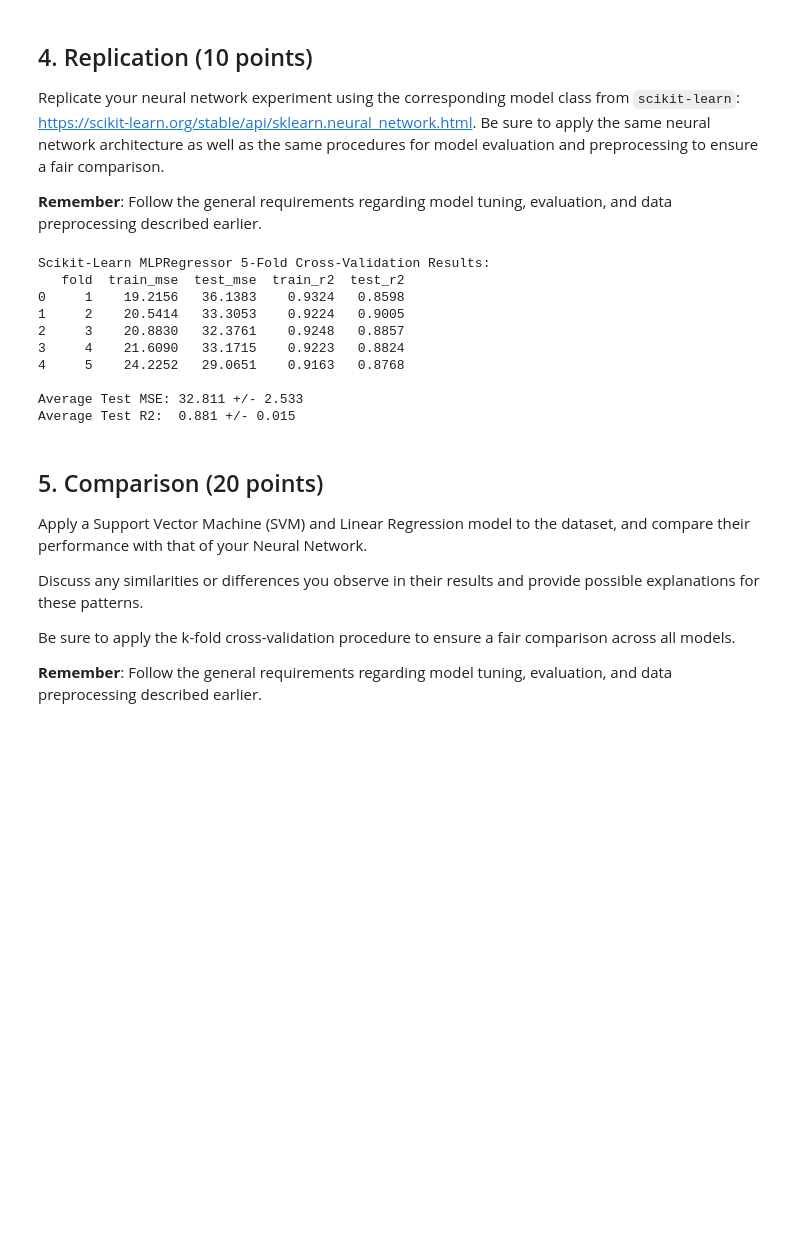
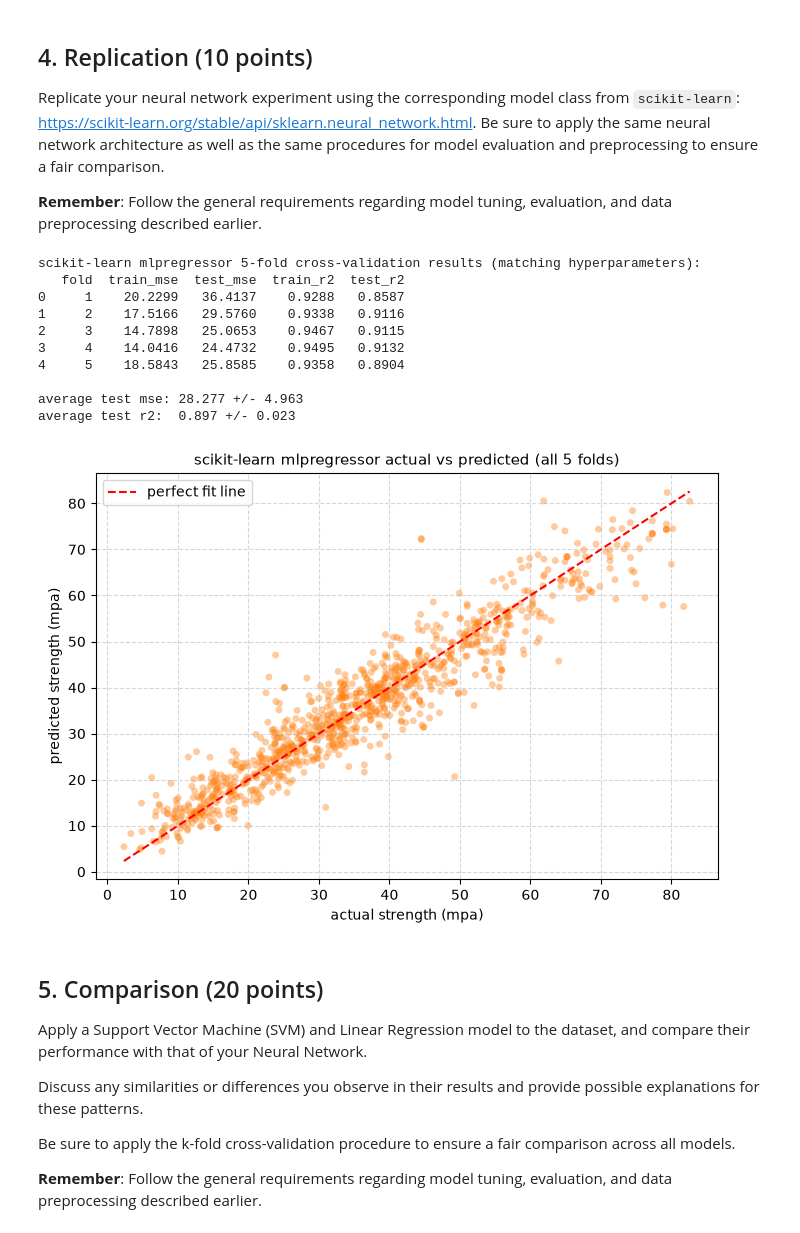
Before and after one commit to saejin-moon/ds4021, a Jupyter notebook: lab5.ipynb, the cells around one changed output. Drawn from its saved outputs; the diff is of its cells as text; code cells hidden in the pictures; blank space fills up the shorter version.

```diff
--- a/lab5.ipynb
+++ b/lab5.ipynb
@@ -260,50 +347,78 @@ from sklearn.neural_network import MLPRegressor
 kf_rep = KFold(n_splits=5, shuffle=True, random_state=42)
 fold_metrics_mlp = []
 
+all_mlp_actuals = []
+all_mlp_preds = []
+
 for fold_idx_mlp, (train_idx_mlp, test_idx_mlp) in enumerate(kf_rep.split(X_all), start=1):
     scaler_mlp = StandardScaler()
+    # scale features inside each fold to prevent leakage
     X_train_scaled_mlp = scaler_mlp.fit_transform(X_all[train_idx_mlp])
     X_test_scaled_mlp = scaler_mlp.transform(X_all[test_idx_mlp])
     y_train_mlp = y_all[train_idx_mlp]
     y_test_mlp = y_all[test_idx_mlp]
 
+    # replicate architecture and match hyperparameters from pytorch implementation
     mlp = MLPRegressor(
         hidden_layer_sizes=(64, 64),
         activation="relu",
         solver="adam",
         learning_rate_init=0.01,
-        max_iter=300,
+        batch_size=32,
+        max_iter=150,
         random_state=42 + fold_idx_mlp,
     )
     mlp.fit(X_train_scaled_mlp, y_train_mlp)
 
     preds_train_mlp = mlp.predict(X_train_scaled_mlp)
     preds_test_mlp = mlp.predict(X_test_scaled_mlp)
+
+    all_mlp_actuals.extend(y_test_mlp)
+    all_mlp_preds.extend(preds_test_mlp)
 
     fold_metrics_mlp.append({
         "fold": fold_idx_mlp,
         "train_mse": mean_squared_error(y_train_mlp, preds_train_mlp),
         "test_mse": mean_squared_error(y_test_mlp, preds_test_mlp),
         "train_r2": r2_score(y_train_mlp, preds_train_mlp),
         "test_r2": r2_score(y_test_mlp, preds_test_mlp),
     })
 
 mlp_results_df = pd.DataFrame(fold_metrics_mlp)
-print("Scikit-Learn MLPRegressor 5-Fold Cross-Validation Results:")
+print("scikit-learn mlpregressor 5-fold cross-validation results (matching hyperparameters):")
 print(mlp_results_df.round(4))
-print(f"\nAverage Test MSE: {mlp_results_df['test_mse'].mean():.3f} +/- {mlp_results_df['test_mse'].std():.3f}")
-print(f"Average Test R2:  {mlp_results_df['test_r2'].mean():.3f} +/- {mlp_results_df['test_r2'].std():.3f}")
+print(f"\naverage test mse: {mlp_results_df['test_mse'].mean():.3f} +/- {mlp_results_df['test_mse'].std():.3f}")
+print(f"average test r2:  {mlp_results_df['test_r2'].mean():.3f} +/- {mlp_results_df['test_r2'].std():.3f}")
+
+# visualize actual vs predicted for scikit-learn mlpregressor replication
+fig_mlp, ax_mlp = plt.subplots(figsize=(7, 5))
+all_mlp_actuals = np.array(all_mlp_actuals)
+all_mlp_preds = np.array(all_mlp_preds)
+
+ax_mlp.scatter(all_mlp_actuals, all_mlp_preds, alpha=0.4, color="#ff7f0e", s=25, edgecolors="none")
+min_mlp = min(all_mlp_actuals.min(), all_mlp_preds.min())
+max_mlp = max(all_mlp_actuals.max(), all_mlp_preds.max())
+ax_mlp.plot([min_mlp, max_mlp], [min_mlp, max_mlp], color="red", linestyle="--", linewidth=1.5, label="perfect fit line")
+ax_mlp.set_title("scikit-learn mlpregressor actual vs predicted (all 5 folds)", fontsize=11)
+ax_mlp.set_xlabel("actual strength (mpa)")
+ax_mlp.set_ylabel("predicted strength (mpa)")
+ax_mlp.legend()
+ax_mlp.grid(True, linestyle="--", alpha=0.5)
+
+plt.tight_layout()
+plt.show()
 # %% [output]
-Scikit-Learn MLPRegressor 5-Fold Cross-Validation Results:
+scikit-learn mlpregressor 5-fold cross-validation results (matching hyperparameters):
    fold  train_mse  test_mse  train_r2  test_r2
-0     1    19.2156   36.1383    0.9324   0.8598
-1     2    20.5414   33.3053    0.9224   0.9005
-2     3    20.8830   32.3761    0.9248   0.8857
-3     4    21.6090   33.1715    0.9223   0.8824
-4     5    24.2252   29.0651    0.9163   0.8768
+0     1    20.2299   36.4137    0.9288   0.8587
+1     2    17.5166   29.5760    0.9338   0.9116
+2     3    14.7898   25.0653    0.9467   0.9115
+3     4    14.0416   24.4732    0.9495   0.9132
+4     5    18.5843   25.8585    0.9358   0.8904
 
-Average Test MSE: 32.811 +/- 2.533
-Average Test R2:  0.881 +/- 0.015
+average test mse: 28.277 +/- 4.963
+average test r2:  0.897 +/- 0.023
+[figure, added]
 # %% [markdown]
 ## 5. Comparison (20 points)
 
```
Also changed, not shown: parts of 5 cells of this notebook.
